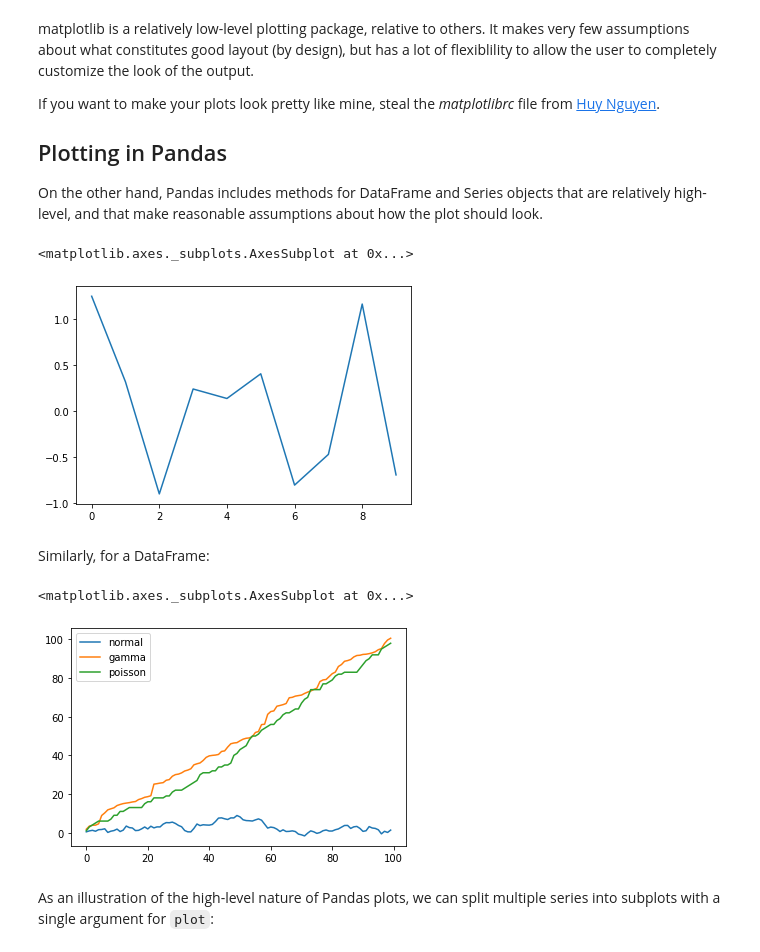
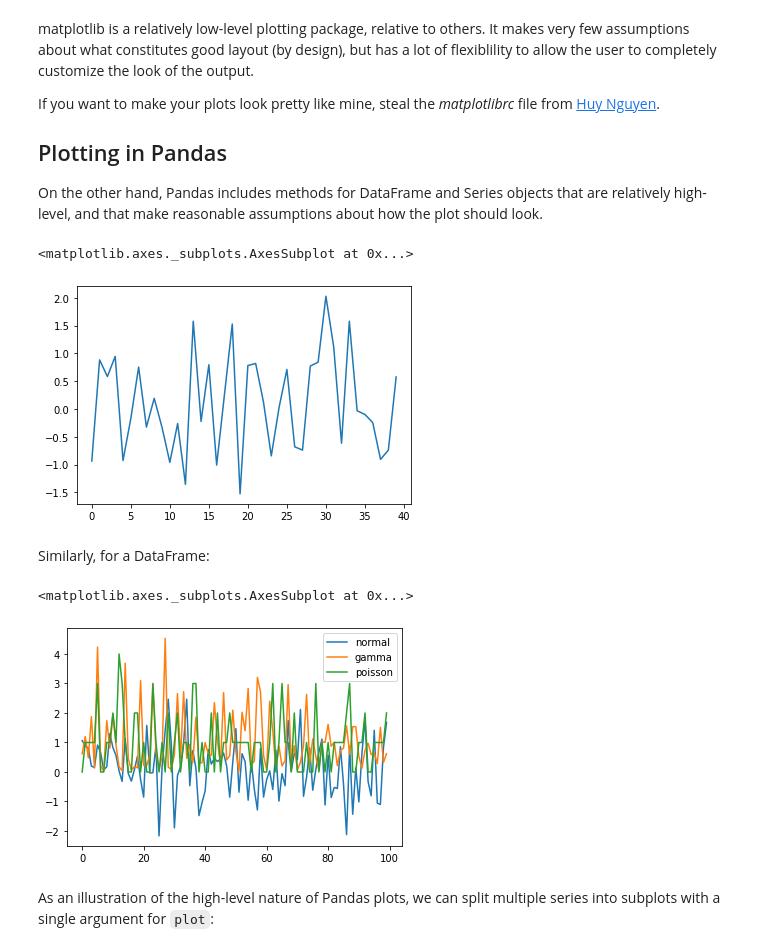
Before and after one commit to drajaysingh9/datasciencecoursera, a Jupyter notebook: Copy_of_[BSE]_Visualization_[Code_along].ipynb, the cells around one changed output. Drawn from its saved outputs; the diff is of its cells as text; code cells hidden in the pictures.

```diff
--- a/Copy_of_[BSE]_Visualization_[Code_along].ipynb
+++ b/Copy_of_[BSE]_Visualization_[Code_along].ipynb
@@ -227,21 +290,22 @@ If you want to make your plots look pretty like mine, steal the *matplotlibrc* f
 
 On the other hand, Pandas includes methods for DataFrame and Series objects that are relatively high-level, and that make reasonable assumptions about how the plot should look.
 # %%
-normals = pd.Series(np.random.normal(size=10))
+normals = pd.Series(np.random.normal(size=40))
 normals.plot()
 # %% [output]
 <matplotlib.axes._subplots.AxesSubplot at 0x...>
-[figure, old version]
+[figure, new version]
 # %% [markdown]
 Similarly, for a DataFrame:
 # %%
 variables = pd.DataFrame({'normal': np.random.normal(size=100),
                        'gamma': np.random.gamma(1, size=100),
                        'poisson': np.random.poisson(size=100)})
-variables.cumsum(0).plot()
+#variables.head()
+variables.plot()
 # %% [output]
 <matplotlib.axes._subplots.AxesSubplot at 0x...>
-[figure, old version]
+[figure, new version]
 # %% [markdown]
 As an illustration of the high-level nature of Pandas plots, we can split multiple series into subplots with a single argument for `plot`:
 # %%
```
Also changed, not shown: parts of 52 cells of this notebook.
